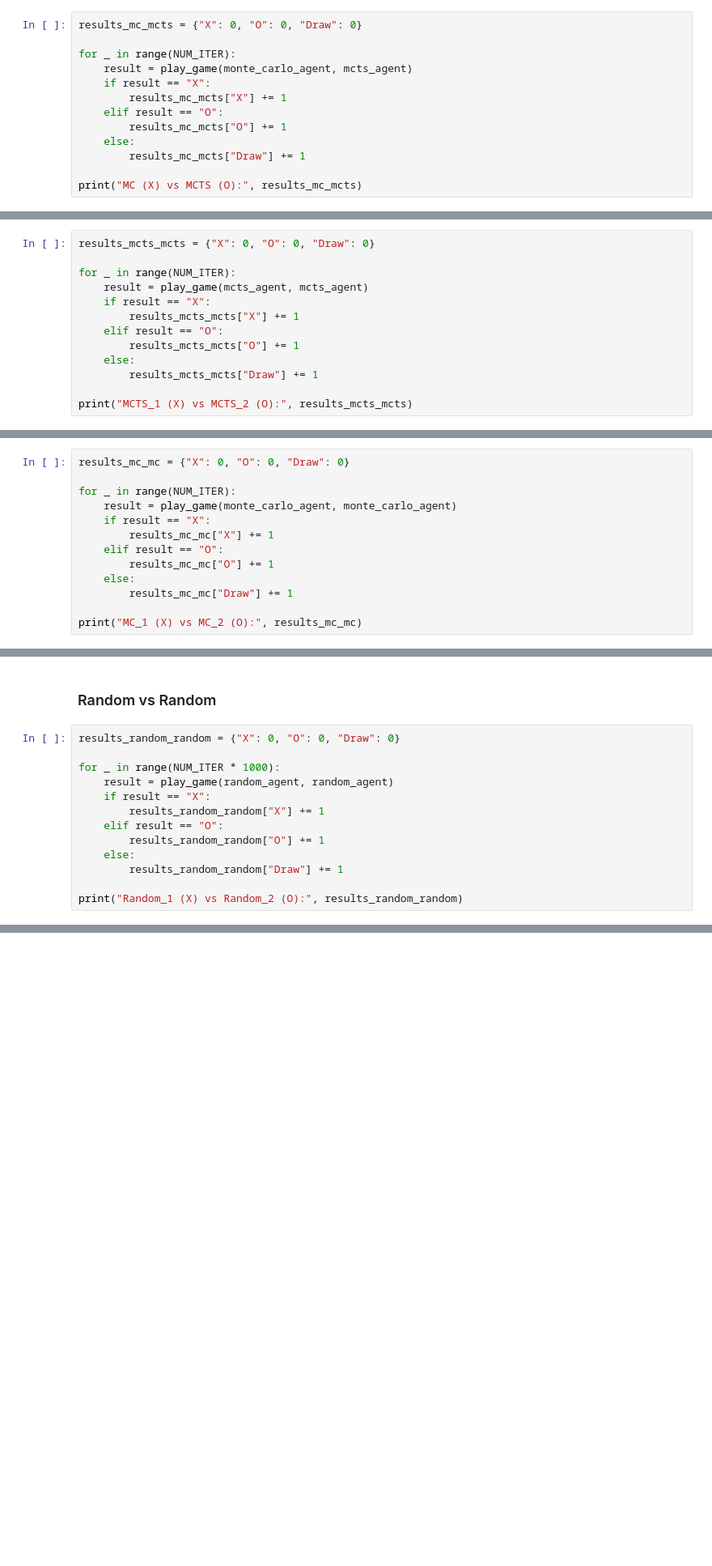
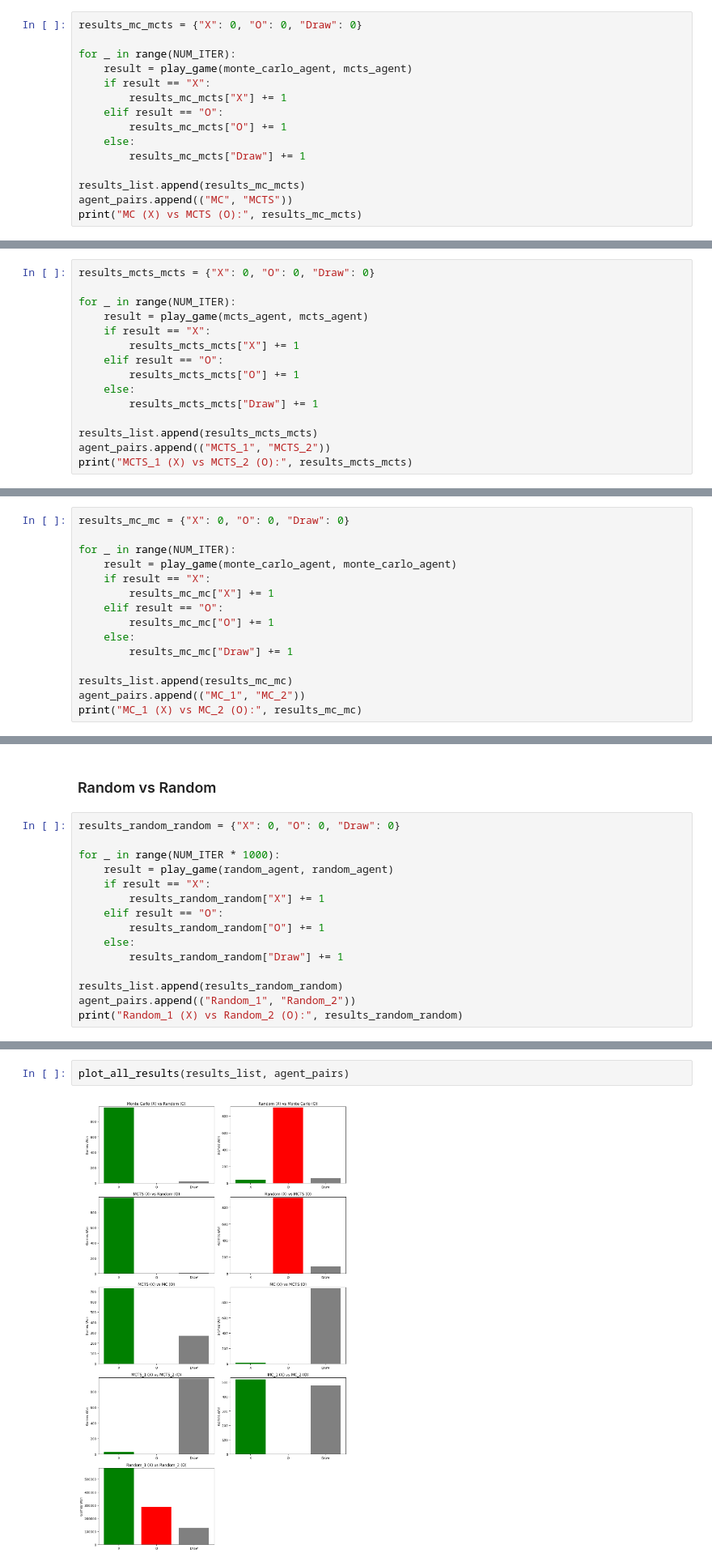
Before and after one commit to mal-mak/TicTacToe-MonteCarlo, a Jupyter notebook: ttt.ipynb, the cells around one changed output, grey strips where cells are left out. Shown: that part at 81% size. Cells and saved outputs as stored; diff of their text form; blank space fills up the shorter version.

Commit message:
added full plot and html

```diff
--- a/ttt.ipynb
+++ b/ttt.ipynb
@@ -289,5 +326,7 @@ for _ in range(NUM_ITER):
     else:
         results_mc_mcts["Draw"] += 1
 
+results_list.append(results_mc_mcts)
+agent_pairs.append(("MC", "MCTS"))
 print("MC (X) vs MCTS (O):", results_mc_mcts)
 # %% [output]
@@ -312,5 +351,7 @@ for _ in range(NUM_ITER):
     else:
         results_mcts_mcts["Draw"] += 1
 
+results_list.append(results_mcts_mcts)
+agent_pairs.append(("MCTS_1", "MCTS_2"))
 print("MCTS_1 (X) vs MCTS_2 (O):", results_mcts_mcts)
 # %% [output]
@@ -333,5 +374,7 @@ for _ in range(NUM_ITER):
     else:
         results_mc_mc["Draw"] += 1
 
+results_list.append(results_mc_mc)
+agent_pairs.append(("MC_1", "MC_2"))
 print("MC_1 (X) vs MC_2 (O):", results_mc_mc)
 # %% [output]
@@ -354,5 +397,7 @@ for _ in range(NUM_ITER * 1000):
     else:
         results_random_random["Draw"] += 1
 
+results_list.append(results_random_random)
+agent_pairs.append(("Random_1", "Random_2"))
 print("Random_1 (X) vs Random_2 (O):", results_random_random)
 # %% [output]
@@ -361,3 +406,7 @@ Random_1 (X) vs Random_2 (O): {'X': 585993, 'O': 287154, 'Draw': 126853}
 display_results(results_random_random, "Random_1", "Random_2")
 # %% [output]
 [figure]
+# %%
+plot_all_results(results_list, agent_pairs)
+# %% [output]
+[figure, added]
```
Also changed, not shown: parts of 16 cells of this notebook, 5 other files.
